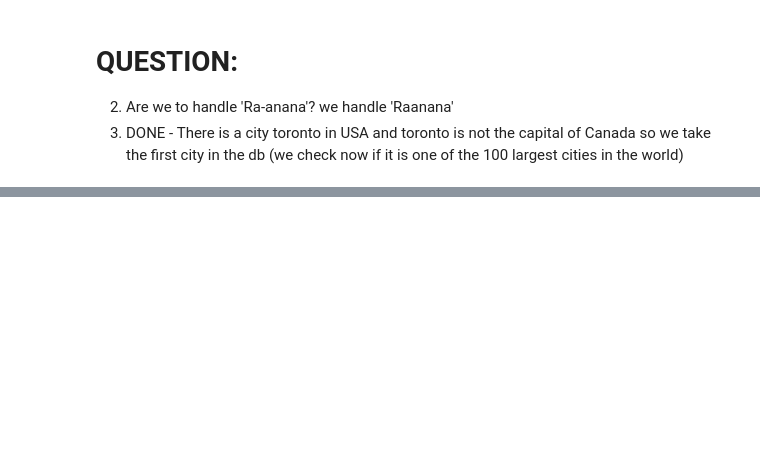
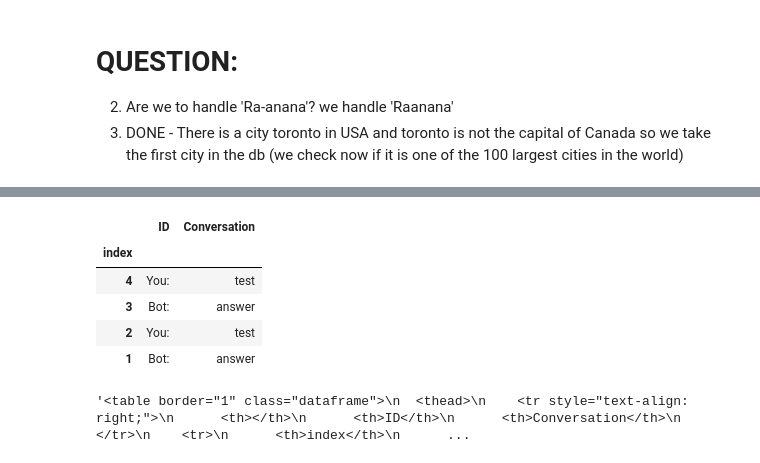
Before and after one commit to drbarak/NLP-FinalProject, a Jupyter notebook: ChatBot.ipynb, the cells around one changed output, grey strips where cells are left out. Saved outputs shown, nothing was run; the diff lists cells and outputs as text; code cells hidden in the pictures; blank space fills up the shorter version.

```diff
--- a/ChatBot.ipynb
+++ b/ChatBot.ipynb
@@ -724,0 +1044,9 @@ FAILED: org [tell me how is the weather in the ra- anana in the], {'date': 'curr
+# %%
+user_msg = 'test'
+answer = 'answer'
+session = {'df_chat':[]}
+session['df_chat'] = [[2, 'You: ', user_msg], [1, 'Bot: ', answer]] + session['df_chat']
+session['index'] = 2
+df_chat = pd.DataFrame(session['df_chat'], columns=['index', 'ID', 'Conversation'])
+df_chat.set_index('index', inplace=True)
+df_chat
@@ -724,0 +1059,8 @@ FAILED: org [tell me how is the weather in the ra- anana in the], {'date': 'curr
+# %%
+index = session['index']
+session['index'] = index + 2
+session['df_chat'] = [[index + 2, 'You: ', user_msg], [index + 1, 'Bot: ', answer]] + session['df_chat']
+df_chat = pd.DataFrame(session['df_chat'], columns=['index', 'ID', 'Conversation'])
+df_chat.set_index('index', inplace=True)
+df_chat
+# %% [output]
@@ -724,0 +1068,10 @@ FAILED: org [tell me how is the weather in the ra- anana in the], {'date': 'curr
+|  | ID | Conversation |
+| index |  |  |
+| 4 | You: | test |
+| 3 | Bot: | answer |
+| 2 | You: | test |
+| 1 | Bot: | answer |
+# %%
+df_chat.to_html()
+# %% [output]
+'<table border="1" class="dataframe">\n  <thead>\n    <tr style="text-align: right;">\n      <th></th>\n      <th>ID</th>\n      <th>Conversation</th>\n    </tr>\n    <tr>\n      <th>index</th>\n      ...
```
Also changed, not shown: parts of 34 cells of this notebook.
